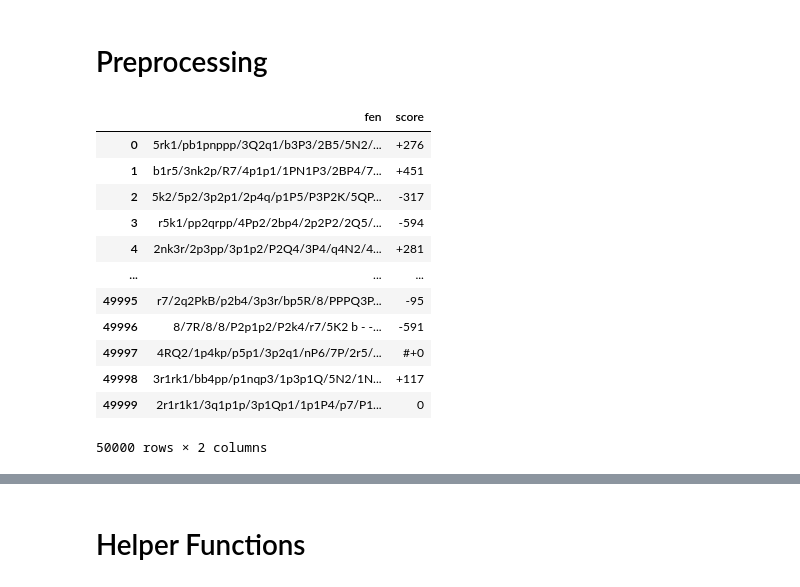
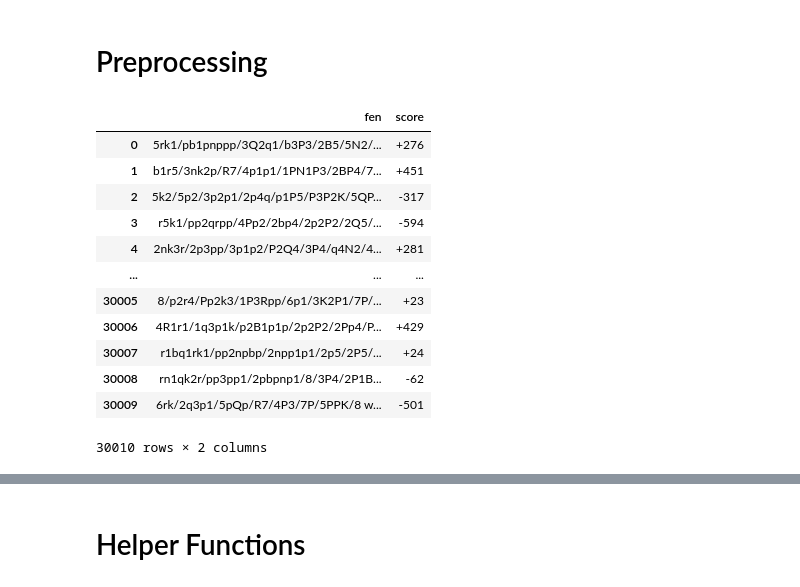
Before and after one commit to Arjun-G-Ravi/AI-Chess, a Jupyter notebook: chessEngineTrainer.ipynb, the cells around one changed output, grey strips where cells are left out. Cells and saved outputs as stored; diff of their text form; code cells hidden in the pictures.

```diff
--- a/chessEngineTrainer.ipynb
+++ b/chessEngineTrainer.ipynb
@@ -13,22 +13,22 @@ torch.set_float32_matmul_precision('high')
 # %% [markdown]
 # Preprocessing
 # %%
-df = pd.read_csv('data/chessDataFinal.csv')[:50000] # This shuffles the rows
+df = pd.read_csv('data/chessDataFinal.csv')[:30010]
 df
 # %% [output]
 |  | fen | score |
 | 0 | 5rk1/pb1pnppp/3Q2q1/b3P3/2B5/5N2/... | +276 |
 | 1 | b1r5/3nk2p/R7/4p1p1/1PN1P3/2BP4/7... | +451 |
 | 2 | 5k2/5p2/3p2p1/2p4q/p1P5/P3P2K/5QP... | -317 |
 | 3 | r5k1/pp2qrpp/4Pp2/2bp4/2p2P2/2Q5/... | -594 |
 | 4 | 2nk3r/2p3pp/3p1p2/P2Q4/3P4/q4N2/4... | +281 |
 | ... | ... | ... |
-| 49995 | r7/2q2PkB/p2b4/3p3r/bp5R/8/PPPQ3P... | -95 |
-| 49996 | 8/7R/8/8/P2p1p2/P2k4/r7/5K2 b - -... | -591 |
-| 49997 | 4RQ2/1p4kp/p5p1/3p2q1/nP6/7P/2r5/... | #+0 |
-| 49998 | 3r1rk1/bb4pp/p1nqp3/1p3p1Q/5N2/1N... | +117 |
-| 49999 | 2r1r1k1/3q1p1p/3p1Qp1/1p1P4/p7/P1... | 0 |
+| 30005 | 8/p2r4/Pp2k3/1P3Rpp/6p1/3K2P1/7P/... | +23 |
+| 30006 | 4R1r1/1q3p1k/p2B1p1p/2p2P2/2Pp4/P... | +429 |
+| 30007 | r1bq1rk1/pp2npbp/2npp1p1/2p5/2P5/... | +24 |
+| 30008 | rn1qk2r/pp3pp1/2pbpnp1/8/3P4/2P1B... | -62 |
+| 30009 | 6rk/2q3p1/5pQp/R7/4P3/7P/5PPK/8 w... | -501 |
-50000 rows × 2 columns
+30010 rows × 2 columns
 # %%
 encoder_object = ChessEncoder()
 # %%
```
Also changed, not shown: parts of 19 cells of this notebook, 1 other file.
